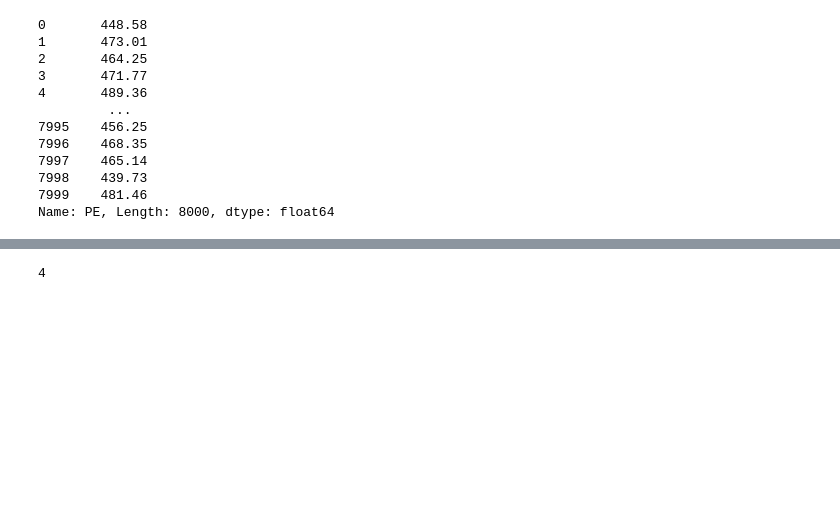
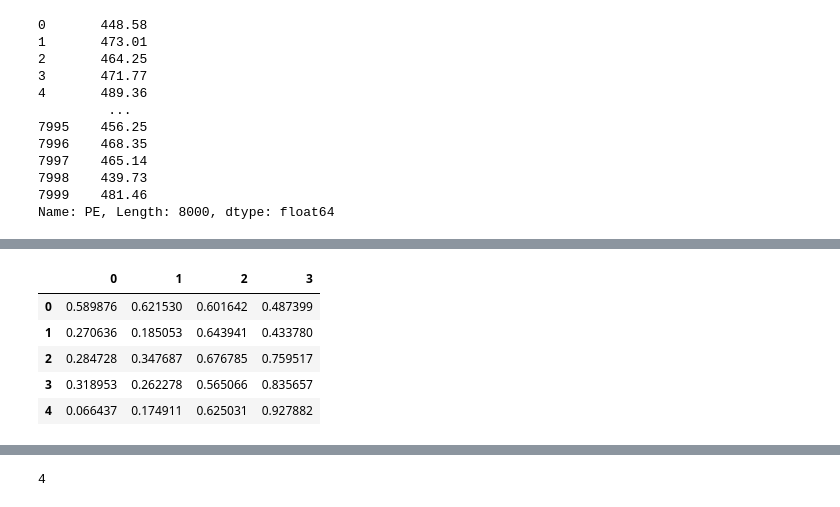
Before and after one commit to sipocz/powerplant, a Jupyter notebook: powerplant.ipynb, the cells around one changed output, grey strips where cells are left out. Saved outputs shown, nothing was run; the diff lists cells and outputs as text; code cells hidden in the pictures; blank space fills up the shorter version.

```diff
--- a/powerplant.ipynb
+++ b/powerplant.ipynb
@@ -68,2 +91,11 @@ Name: PE, Length: 8000, dtype: float64
+# %%
+X_scaled.head()
+# %% [output]
+|  | 0 | 1 | 2 | 3 |
+| 0 | 0.589876 | 0.621530 | 0.601642 | 0.487399 |
+| 1 | 0.270636 | 0.185053 | 0.643941 | 0.433780 |
+| 2 | 0.284728 | 0.347687 | 0.676785 | 0.759517 |
+| 3 | 0.318953 | 0.262278 | 0.565066 | 0.835657 |
+| 4 | 0.066437 | 0.174911 | 0.625031 | 0.927882 |
 # %%
 from sklearn.model_selection import train_test_split
```
Also changed, not shown: parts of 23 cells of this notebook.
